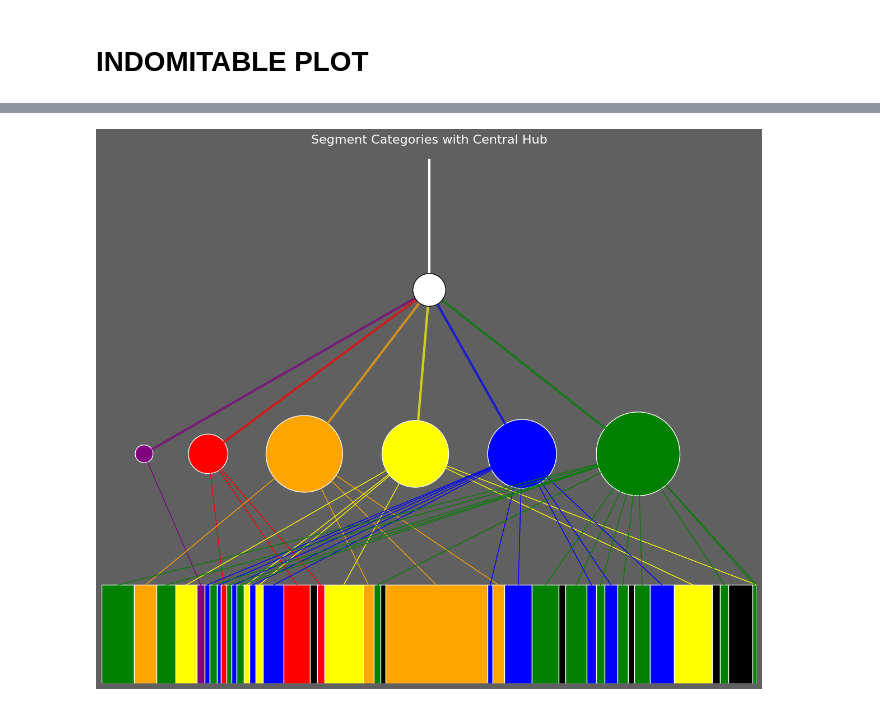
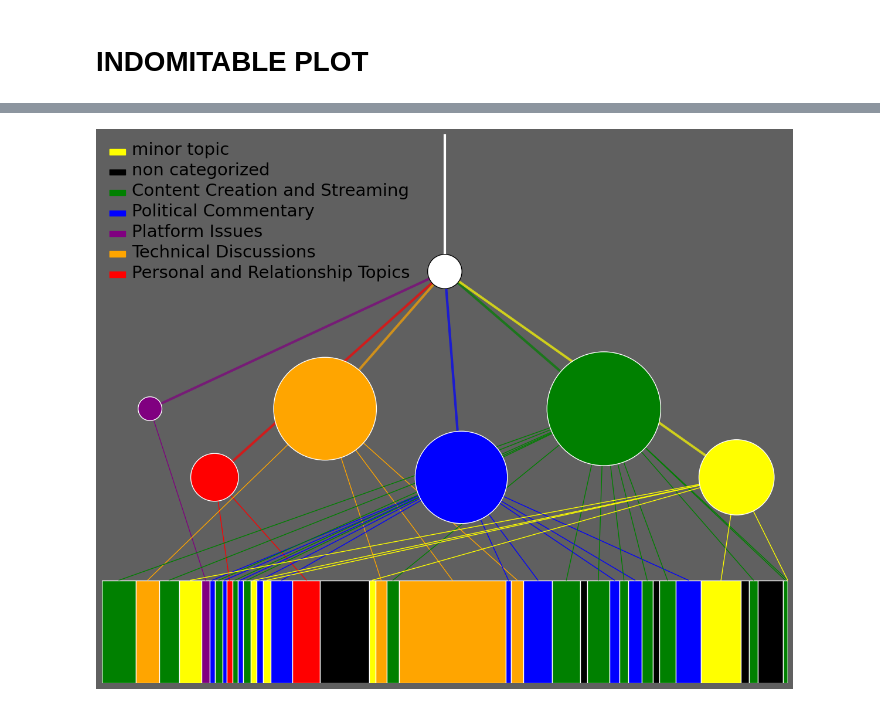
Before and after one commit to ehlowe/DestinyRecapsApi, a Jupyter notebook: serverproject/destinyapp/misc/visualization_production.ipynb, the cells around one changed output, grey strips where cells are left out. Drawn from its saved outputs; the diff is of its cells as text; code cells hidden in the pictures.

Commit message:
Working and ready to integrate visualization

```diff
--- a/serverproject/destinyapp/misc/visualization_production.ipynb
+++ b/serverproject/destinyapp/misc/visualization_production.ipynb
@@ -232,9 +232,9 @@ print(category_locations)
 # %%
-test_width=0
-for category, info in category_info.items():
-    if category == 'non categorized':
-        pass
-    else:
-        test_width+=info["total_width"]
-print(test_width)
-print(test_width*circle_mutlipler)
+# test_width=0
+# for category, info in category_info.items():
+#     if category == 'non categorized':
+#         pass
+#     else:
+#         test_width+=info["total_width"]
+# print(test_width)
+# print(test_width*circle_mutlipler)
@@ -338,48 +331,87 @@ current_x=0
 current_x = 0.5
 # circle_x = 0.5
 circle_centers = []
-circle_size_variable = 0.39
+circle_size_variable = 0.5
 
 
 # sort category items by the same order as the category_locations
 category_info=dict(sorted(category_info.items(), key=lambda item: category_locations[item[0]]))
 
+
+
+# Calculate Circle Padding
+circle_x_locations={}
+total_circles_width=0
+for category, info in category_info.items():
+    if category == 'non categorized':
+        pass
+    else:
+        circle_width=(np.sqrt(info['total_width']) * circle_size_variable)*2
+        circle_x_locations[category]=circle_width
+        total_circles_width+=circle_width
+number_of_circles=len(circle_x_locations)
+between_circle_padding=(9-total_circles_width)/(number_of_circles+1)
+
+
+
+alterating_bool=False
+vertical_offset=0
+inflate_circle_size=1.5
 for category, info in category_info.items():
     if category == 'non categorized':
         continue
 
     # Calculate x position for the circle (center of all segments of this category)
     circle_x = current_x + (np.sqrt(info['total_width']) * circle_size_variable)*circle_mutlipler
-
-    # Draw the circle
-    circle_size = np.sqrt(info['total_width']) * circle_size_variable
-    circle = plt.Circle((circle_x, circle_y), circle_size,
-                        facecolor=info['color'], edgecolor='white')
-    ax.add_artist(circle)
+    if alterating_bool:
+        alterating_bool=False
+        vertical_offset=-0.5
+    else:
+        vertical_offset=0.5
+        alterating_bool=True
 
     # Store circle center and color for later use
-    circle_centers.append((circle_x, circle_y, info['color']))
+    circle_size = np.sqrt(info['total_width']) * circle_size_variable
+    circle_applied_y=circle_y+vertical_offset
+    circle_centers.append((circle_x, circle_applied_y, info['color'], circle_size))
 
     # Draw connecting lines for each segment of this category
     for segment_start, segment_width in info['segments']:
         segment_center = segment_start + segment_width / 2
-        ax.plot([segment_center, circle_x], [bar_height, circle_y],
-                color=info['color'], linewidth=1)  # Increased linewidth
+        ax.plot([segment_center, circle_x], [bar_height, circle_applied_y],
+                color=info['color'], linewidth=1)
 
     # current_x += (info['total_width']*circle_mutlipler)+0.1
-    current_x +=0.5+(circle_size*2*circle_mutlipler)
+    current_x +=between_circle_padding+(circle_size*2*circle_mutlipler)
     print("Circle current x:", current_x)
+
+# Draw the circles
+for circle_x, circle_y, color, circle_size in circle_centers:
+    # Plot over the existing lines
+    circle = plt.Circle((circle_x, circle_y), circle_size,
+                        facecolor=color, edgecolor='white', zorder=10)
+    ax.add_artist(circle)
+
+
+    # circle = plt.Circle((circle_x, circle_y), circle_size,
+    #                     facecolor=color, edgecolor='white')
+    # ax.add_artist(circle)
+
+    #     # Draw the circle
+    # circle = plt.Circle((circle_x, circle_applied_y), circle_size,
+    #                     facecolor=info['color'], edgecolor='white')
+    # ax.add_artist(circle)
 
 # Add central white circle
 central_y = 6
 central_circle = plt.Circle((total_width/2, central_y), 0.25,
-                            facecolor='white', edgecolor='black', zorder=10)
+                            facecolor='white', edgecolor='black', zorder=12)
 ax.add_artist(central_circle)
 
 # Connect category circles to central circle with colored lines
-for circle_x, circle_y, color in circle_centers:
+for circle_x, circle_y, color, circle_size in circle_centers:
     ax.plot([circle_x, total_width/2], [circle_y, central_y],
-            color=color, linewidth=3, linestyle='-', alpha=0.7)  # Increased linewidth
+            color=color, linewidth=3, linestyle='-', alpha=0.7, zorder=9)  # Increased linewidth
 
 # Add white line extending upward from central circle
 top_y = 100  # Adjust this value to change the length of the line
@@ -392,8 +424,14 @@ ax.set_ylim(0, 8)
 ax.set_aspect('equal', adjustable='box')
 ax.axis('off')
 
-# Add title
-plt.title('Segment Categories with Central Hub', fontsize=16, pad=20, color='white')
+# Add a Legend
+legend_handles = [plt.Rectangle((0, 0), 1, 1, color=color) for color in color_dict.values()]
+legend_labels = list(color_dict.keys())
+ax.legend(legend_handles, legend_labels, loc='upper left', frameon=False)
+# increase legend font size
+plt.setp(ax.get_legend().get_texts(), fontsize='21')
+
+
 
 plt.tight_layout()
 plt.savefig('segment_central_hub_chart.png', dpi=300, bbox_inches='tight')
@@ -409 +447 @@ Circle current x: 9.383423845072818
-[figure, old version]
+[figure, new version]
```
Also changed, not shown: parts of 12 cells of this notebook, 2 other files.
